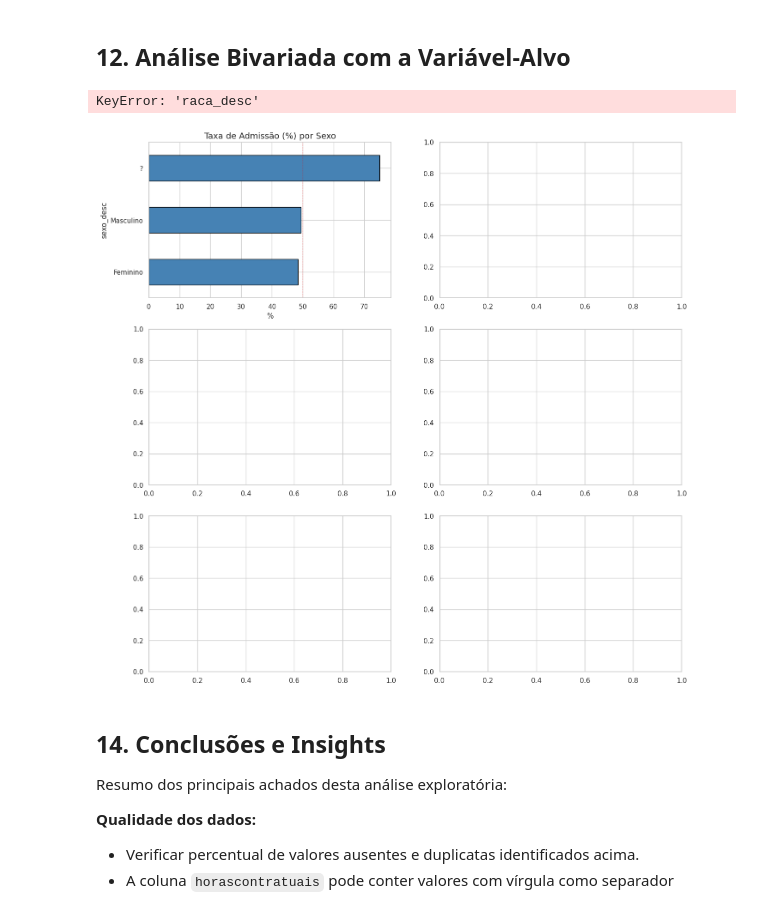
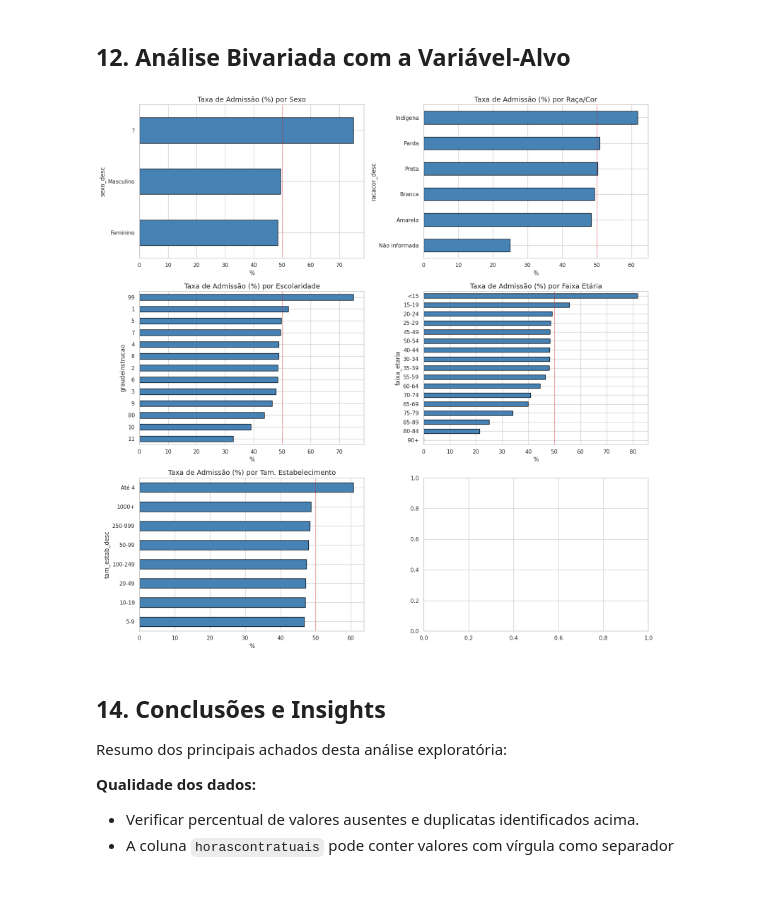
Before and after one commit to vinimeurer/employment-balance-predictor, a Jupyter notebook: eda_caged_curitiba.ipynb, the cells around one changed output. Drawn from its saved outputs; the diff is of its cells as text; code cells hidden in the pictures.

Commit message:
Fix error in the bivariate analysis section

```diff
--- a/eda_caged_curitiba.ipynb
+++ b/eda_caged_curitiba.ipynb
@@ -1336,30 +1336,29 @@ Correlação com saldomovimentacao (em módulo):
 # %%
 # Taxa de admissão por variáveis categóricas
 df["admissao"] = (df["saldomovimentacao"] == 1).astype(int)
 
 variaveis_cat = [
     ("sexo_desc", "Sexo"),
-    ("raca_desc", "Raça/Cor"),
-    ("instrucao_desc", "Escolaridade"),
+    ("racacor_desc", "Raça/Cor"),
+    ("graudeinstrucao", "Escolaridade"),
     ("faixa_etaria", "Faixa Etária"),
     ("tam_estab_desc", "Tam. Estabelecimento"),
 ]
 
 fig, axes = plt.subplots(3, 2, figsize=(16, 16))
 axes = axes.ravel()
 
 for idx, (col, titulo) in enumerate(variaveis_cat):
     taxa = df.groupby(col, observed=True)["admissao"].mean().sort_values() * 100
     taxa.plot.barh(ax=axes[idx], color="steelblue", edgecolor="black")
     axes[idx].set_title(f"Taxa de Admissão (%) por {titulo}")
     axes[idx].set_xlabel("%")
     axes[idx].axvline(50, color="red", linestyle="--", linewidth=0.8, alpha=0.7)
 
 plt.tight_layout()
 plt.show()
 # %% [output]
-KeyError: 'raca_desc'
-[figure, old version]
+[figure, new version]
 # %% [markdown]
 ## 14. Conclusões e Insights
 
```
